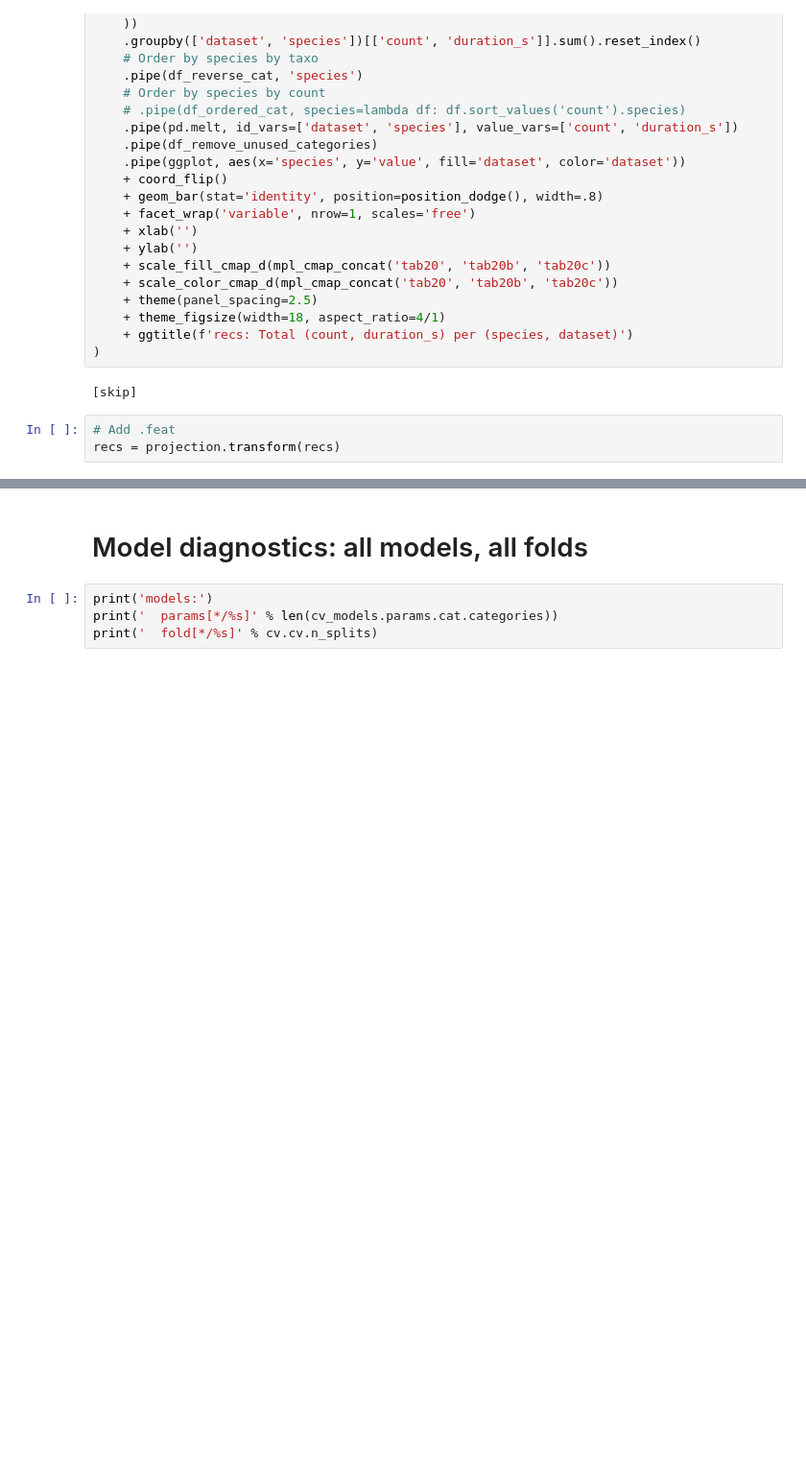
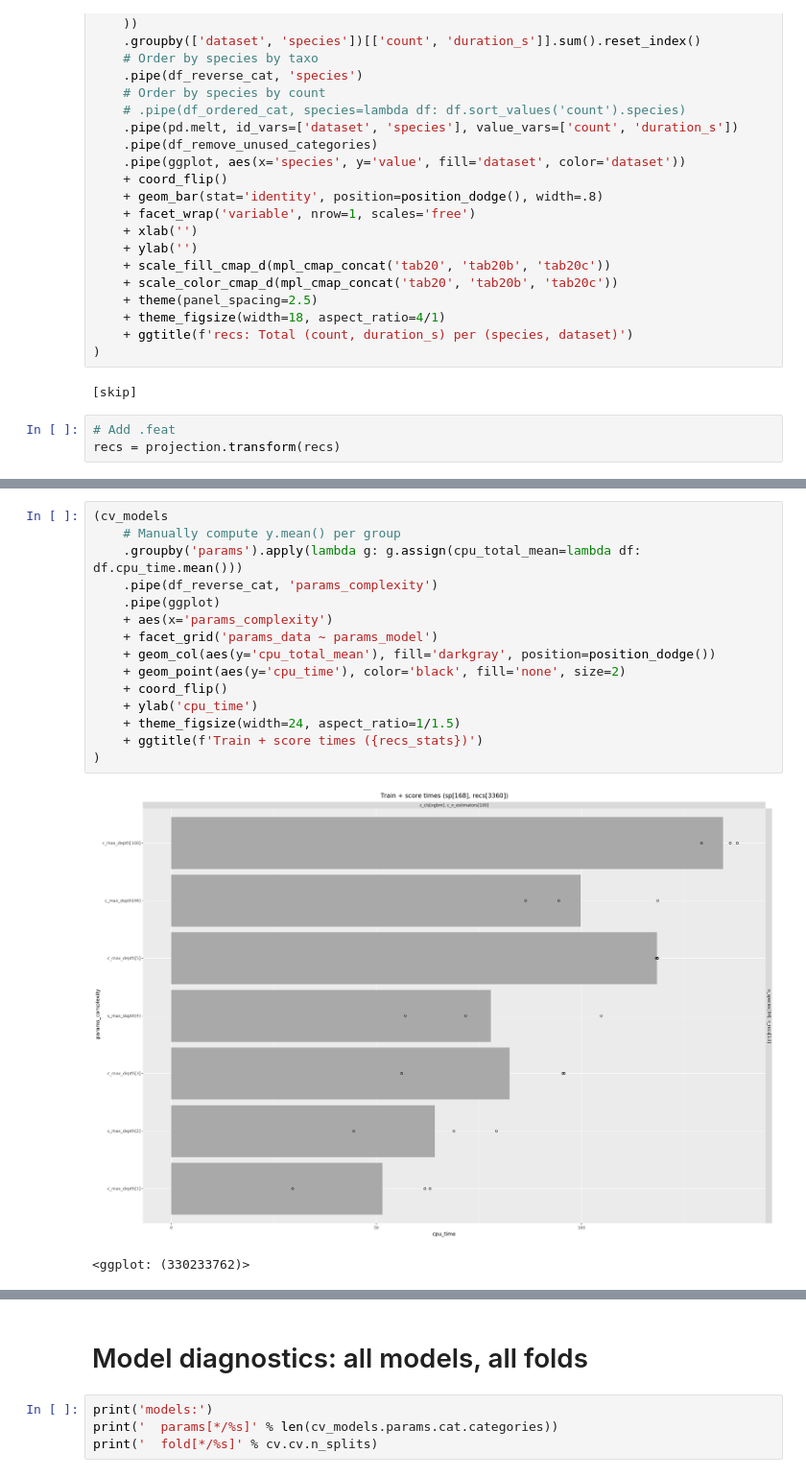
Before and after one commit to jdanbrown/birdgram, a Jupyter notebook: features/notebooks/20180629_eval.ipynb, the cells around one changed output, grey strips where cells are left out. Shown at 96% size. Cells and saved outputs as stored; diff of their text form; blank space fills up the shorter version.

```diff
--- a/features/notebooks/20180629_eval.ipynb
+++ b/features/notebooks/20180629_eval.ipynb
@@ -628,0 +576,18 @@ cv_models_proc_stats = (cv_models
+# %%
+(cv_models
+    # Manually compute y.mean() per group
+    .groupby('params').apply(lambda g: g.assign(cpu_total_mean=lambda df: df.cpu_time.mean()))
+    .pipe(df_reverse_cat, 'params_complexity')
+    .pipe(ggplot)
+    + aes(x='params_complexity')
+    + facet_grid('params_data ~ params_model')
+    + geom_col(aes(y='cpu_total_mean'), fill='darkgray', position=position_dodge())
+    + geom_point(aes(y='cpu_time'), color='black', fill='none', size=2)
+    + coord_flip()
+    + ylab('cpu_time')
+    + theme_figsize(width=24, aspect_ratio=1/1.5)
+    + ggtitle(f'Train + score times ({recs_stats})')
+)
+# %% [output]
+[figure, added]
+<ggplot: (330233762)>
```
Also changed, not shown: parts of 31 cells of this notebook, 15 other files.
